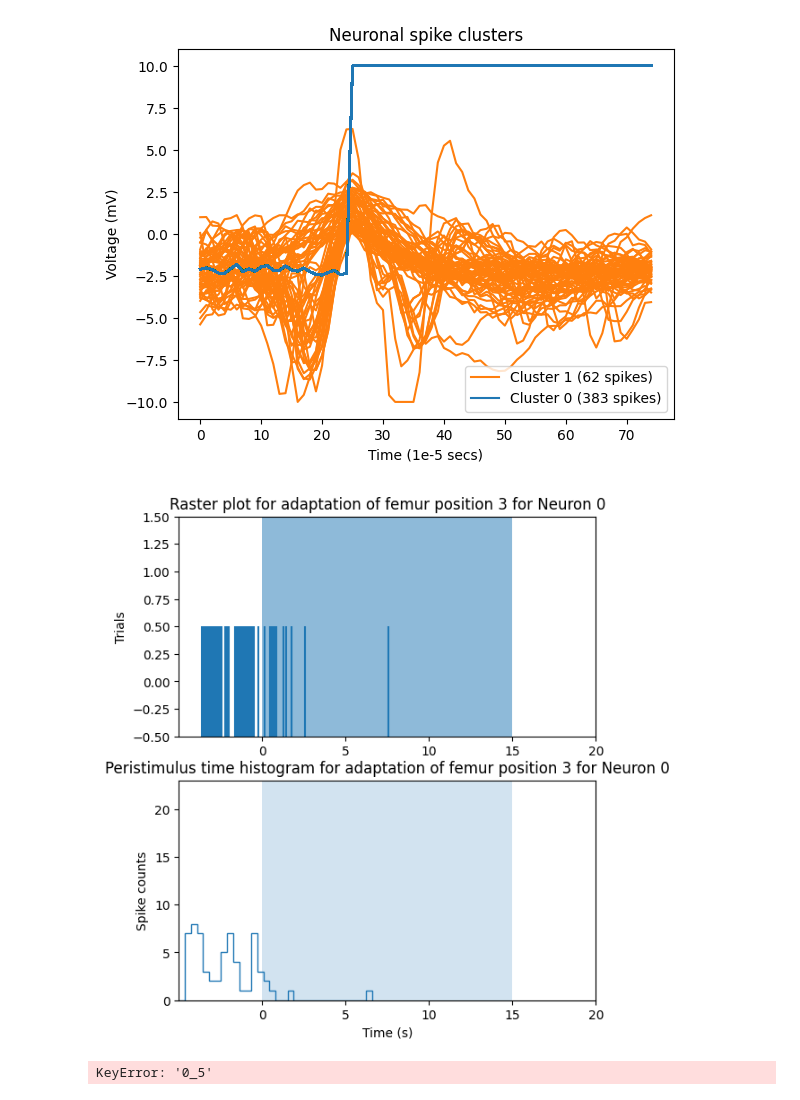
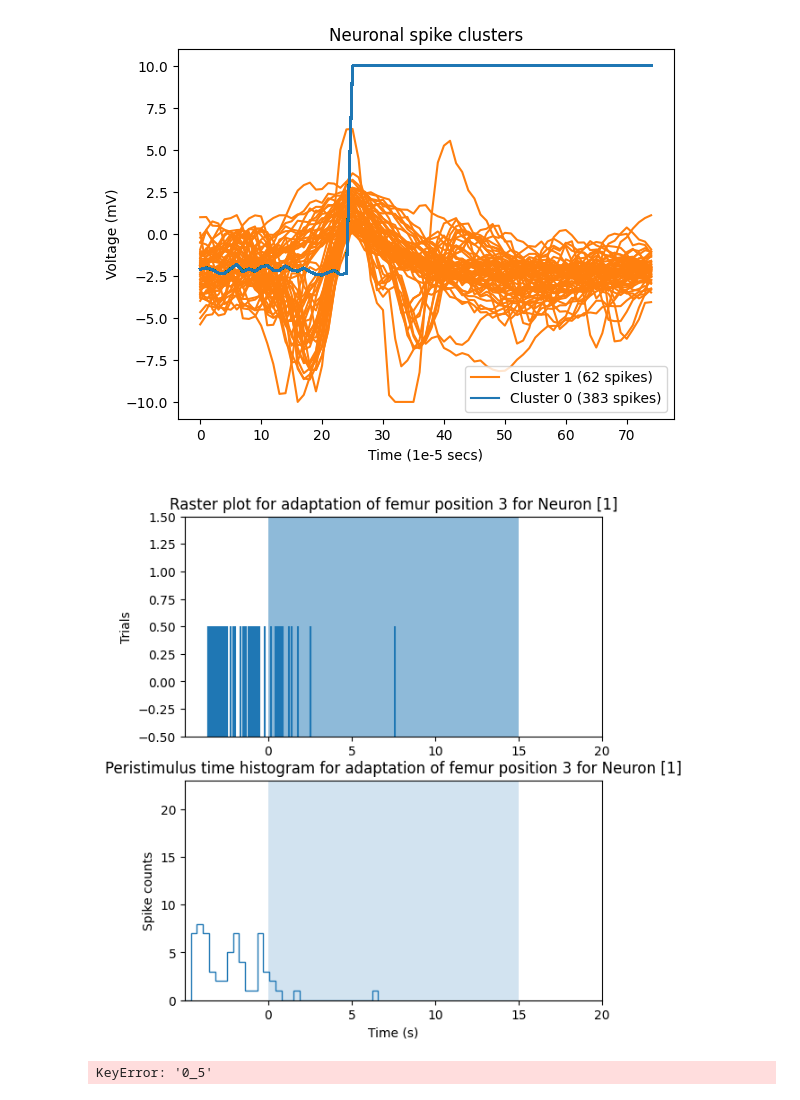
Before and after one commit to adishreeg/bi162-final-project, a Jupyter notebook: code/Sensory_Adaptation_5mL.ipynb, the cells around one changed output. Saved outputs shown, nothing was run; the diff lists cells and outputs as text; code cells hidden in the pictures.

```diff
--- a/code/Sensory_Adaptation_5mL.ipynb
+++ b/code/Sensory_Adaptation_5mL.ipynb
@@ -386,7 +386,7 @@ for neuron in clusters:
     ax[0].set_xlabel("Time (s)")
     ax[1].set_title(f'Peristimulus time histogram for sensory adaptation for Neuron {neuron}')
     ax[1].set_xlabel("Time (s)")
-    plt.subplots_adjust(hspace:200)
+    plt.subplots_adjust(hspace=0.5)
     plt.show()
 
     plt.plot([x for x in range(len(density))], density)
@@ -437,32 +437,32 @@ key=[sweepperiod_s] value=[1]
 [figure]
 [figure]
 # %%
-for CLUSTER in [1]:
+for CLUSTER in [[1]]:
     fig, axs = plt.subplots(2, figsize=(6, 7))
     axs[0].eventplot(
-        [[x[0] - t_s * 10000 for i, x in enumerate(aligned_spikes) if spike_clusters[i] == CLUSTER] for t_s in [7, 35]])
+        [[x[0] - t_s * 10000 for i, x in enumerate(aligned_spikes) if spike_clusters[i] in CLUSTER] for t_s in [7, 35]])
     axs[0].set_xlim([-50000, 20 * 10000])
     ts = [0, 5, 10, 15, 20]
     axs[0].set_xticks([t * 10000 for t in ts], ts)
     # axs[0].set_xlabel('Time (s)')
     axs[0].set_ylabel('Trials')
     x = [0, 150000]
     y1 = [-.5, -0.5]
     axs[0].fill_between(x, y1, 1.5, alpha=0.5); axs[1].fill_between(x, y1, 23 if CLUSTER else 14, alpha=0.2)
     axs[0].set_ylim([-0.5, 1.5])
-    axs[0].set_title(f'Raster plot for adaptation of femur position 3 for Neuron {1 - CLUSTER}')
+    axs[0].set_title(f'Raster plot for adaptation of femur position 3 for Neuron {CLUSTER}')
 
-    times = [x[0] - t_s * 10000 for i, x in enumerate(aligned_spikes) if spike_clusters[i] == CLUSTER for t_s in [8, 33]]
+    times = [x[0] - t_s * 10000 for i, x in enumerate(aligned_spikes) if spike_clusters[i] in CLUSTER for t_s in [8, 33]]
     axs[1].hist(times, bins=100, histtype='step')
     axs[1].set_ylabel('Spike counts')
-    axs[1].set_title(f'Peristimulus time histogram for adaptation of femur position 3 for Neuron {1 - CLUSTER}')
+    axs[1].set_title(f'Peristimulus time histogram for adaptation of femur position 3 for Neuron {CLUSTER}')
     axs[1].set_xticks([t * 10000 for t in ts], ts)
     axs[1].set_xlabel('Time (s)')
     axs[1].set_xlim([-50000, 20 * 10000])
     axs[1].set_ylim([0, 23 if CLUSTER else 14])
     plt.show()
 # %% [output]
-[figure, old version]
+[figure, new version]
 # %%
 data, info = loadescope(filenames['0_5'])
 # %% [output]
```
Also changed, not shown: parts of 1 cell of this notebook.
